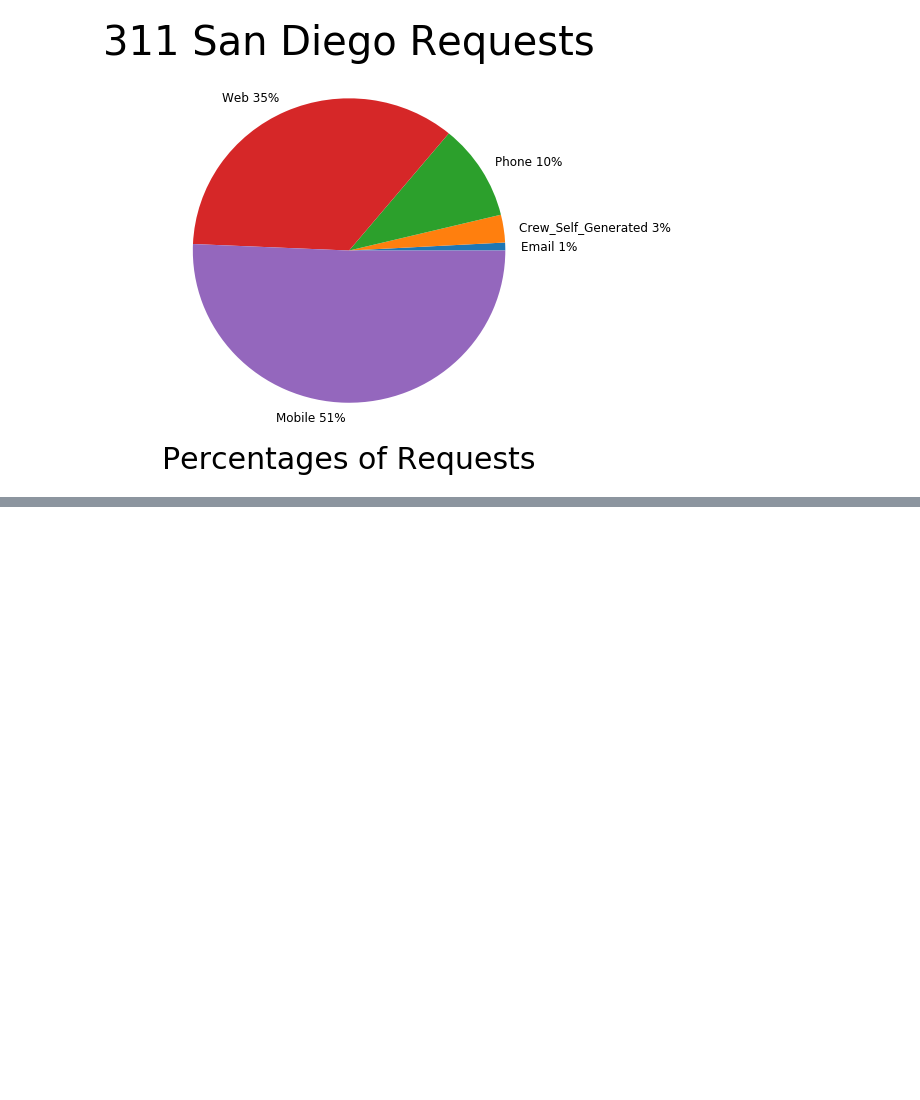
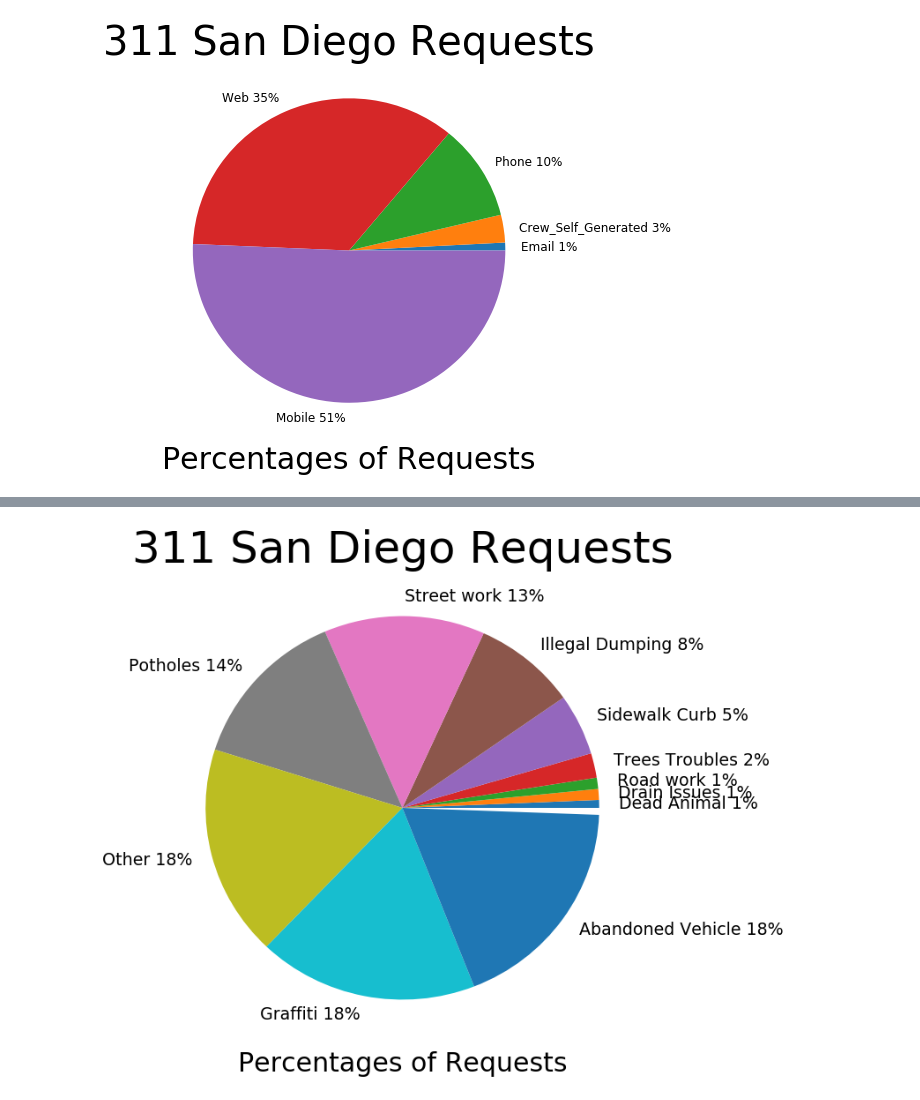
Before and after one commit to farhadOmidvar/311-San-Diego, a Jupyter notebook: Requests_Sources.ipynb, the cells around one changed output, grey strips where cells are left out. Cells and saved outputs as stored; diff of their text form; code cells hidden in the pictures; blank space fills up the shorter version.

Commit message:
Percentages

```diff
--- a/Requests_Sources.ipynb
+++ b/Requests_Sources.ipynb
@@ -246,3 +244,6 @@ ax.set_title("311 San Diego Requests", fontsize=40)
 ax.figure.savefig("311 San Diego Sources Percentages.png")
 # %% [output]
 [figure]
+# %%
+Total_Requests = Requests_df["service_name"].count()
+Total_Requests
@@ -248,0 +252,3 @@ ax.figure.savefig("311 San Diego Sources Percentages.png")
+# %%
+Total_id = Requests_df["service_request_id"].count()
+Total_id
@@ -248,0 +259,10 @@ ax.figure.savefig("311 San Diego Sources Percentages.png")
+# %%
+xticks = ['Mobile ' + "{0:.0%}".format(Mobile_num/Total_id), 'Web ' + "{0:.0%}".format(Web_num/Total_id), 'Phone ' + "{0:.0%}".format(Phone_num/Total_id), 'Crew_Self_Generated ' + "{0:.0%}".format(Crew_Self_Generated_num/Total_id), 'Email ' + "{0:.0%}".format(Email_num/Total_id)]
+Requests_bar_values = [Mobile_num, Web_num, Phone_num, Crew_Self_Generated_num, Email_num]
+Requests_bar_values_se = pd.Series(Requests_bar_values, index=xticks)
+Requests_bar_values_se.sort_values(inplace=True)
+ax = Requests_bar_values_se.plot.pie(title="311 San Diego Requests", figsize = (7, 7), fontsize=12)
+ax.set_xlabel("Percentages of Requests", fontsize=30)
+ax.set_ylabel(" ", fontsize=30)
+ax.set_title("311 San Diego Requests", fontsize=40)
+ax.figure.savefig("311 San Diego Sources Percentages.png")
@@ -248,0 +271,12 @@ ax.figure.savefig("311 San Diego Sources Percentages.png")
+# %%
+xticks = ['Graffiti ' + "{0:.0%}".format(Graffiti_num/Total_id), 'Potholes ' + "{0:.0%}".format(Pothole_num/Total_id), 'Abandoned Vehicle ' + "{0:.0%}".format(Abandoned_Vehicle_num/Total_id), 'Illegal Dumping ' + "{0:.0%}".format(Illegal_Dumping_num/Total_id), 'Street work ' + "{0:.0%}".format(Street_work_num/Total_id), 'Road work ' + "{0:.0%}".format(Road_work_num/Total_id), 'Sidewalk Curb ' + "{0:.0%}".format(Sidewalk_Curb_num/Total_id), 'Trees Troubles ' + "{0:.0%}".format(Trees_num/Total_id), 'Drain Issues ' + "{0:.0%}".format(Drain_Issues_num/Total_id), 'Dead Animal ' + "{0:.0%}".format(Dead_Animal_num/Total_id), 'Other ' + "{0:.0%}".format(Other_num/Total_id)]
+Requests_bar_values = [Graffiti_num/Total_Requests, Pothole_num/Total_Requests, Abandoned_Vehicle_num/Total_Requests, Illegal_Dumping_num/Total_Requests, Street_work_num/Total_Requests, Road_work_num/Total_Requests, Sidewalk_Curb_num/Total_Requests, Trees_num/Total_Requests, Drain_Issues_num/Total_Requests, Dead_Animal_num/Total_Requests, Other_num/Total_Requests]
+Requests_bar_values_se = pd.Series(Requests_bar_values, index=xticks)
+Requests_bar_values_se.sort_values(inplace=True)
+ax = Requests_bar_values_se.plot.pie(title="311 San Diego Requests", figsize = (10, 10), fontsize=19)
+ax.set_xlabel("Percentages of Requests", fontsize=30)
+ax.set_ylabel(" ", fontsize=30)
+ax.set_title("311 San Diego Requests", fontsize=50)
+ax.figure.savefig("311 San Diego Requests Percentages.png")
+# %% [output]
+[figure, added]
```
Also changed, not shown: parts of 6 cells of this notebook, 1 other file.
